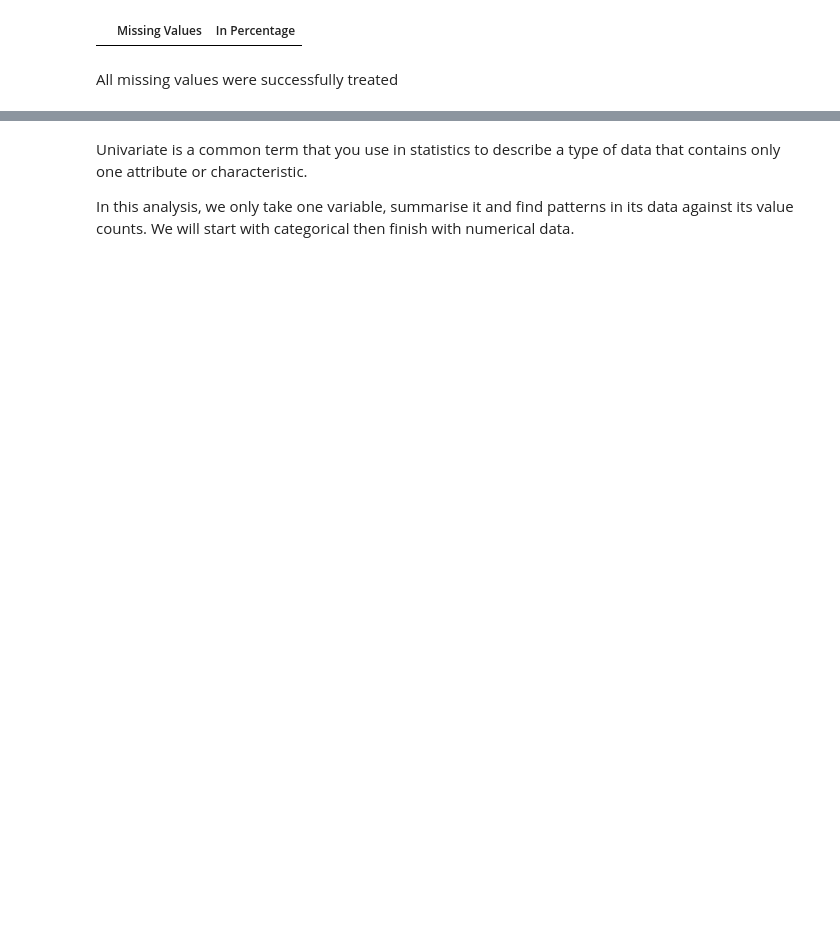
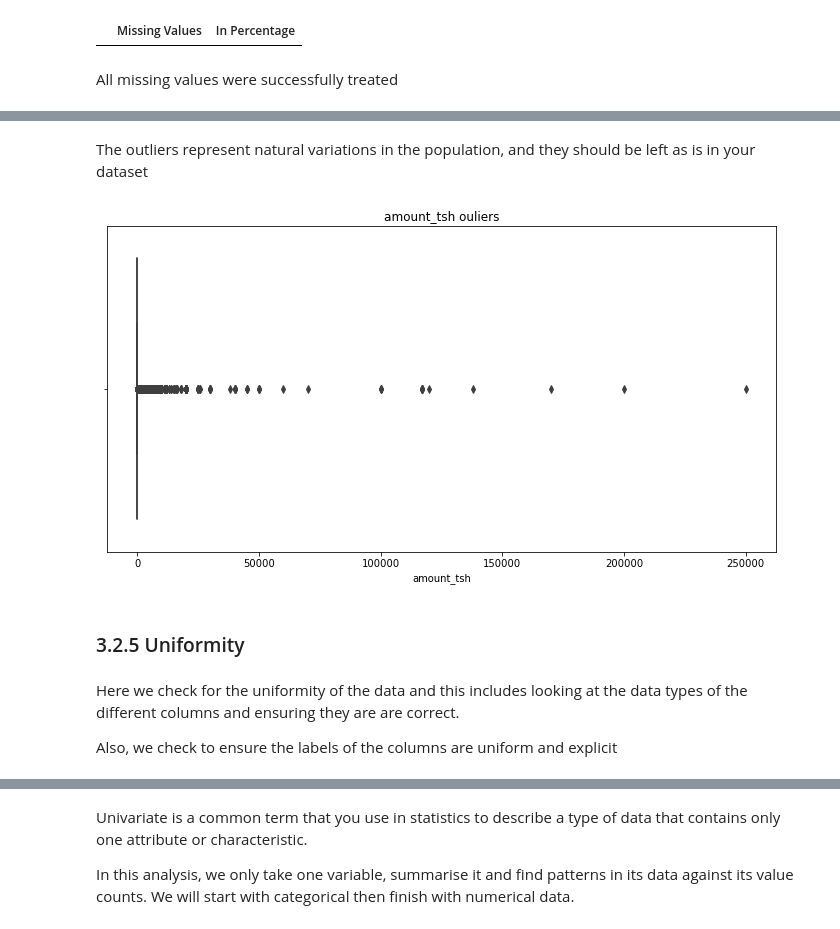
Before and after one commit to brian-magembe/Tanzania_Water_Wells, a Jupyter notebook: The Miner League.ipynb, the cells around one changed output, grey strips where cells are left out. Cells and saved outputs as stored; diff of their text form; code cells hidden in the pictures; blank space fills up the shorter version.

```diff
--- a/The Miner League.ipynb
+++ b/The Miner League.ipynb
@@ -518,0 +480,12 @@ tz_df
+# %% [markdown]
+The outliers represent natural variations in the population, and they should be left as is in your dataset
+# %%
+box_plot(tz_df, 'amount_tsh')
+# %% [output]
+[figure, added]
+# %% [markdown]
+### 3.2.5 Uniformity
+# %% [markdown]
+Here we check for the uniformity of the data and this includes looking at the data types of the different columns and ensuring they are are correct.
+
+Also, we check to ensure the labels of the columns are uniform and explicit
```
Also changed, not shown: parts of 83 cells of this notebook.
